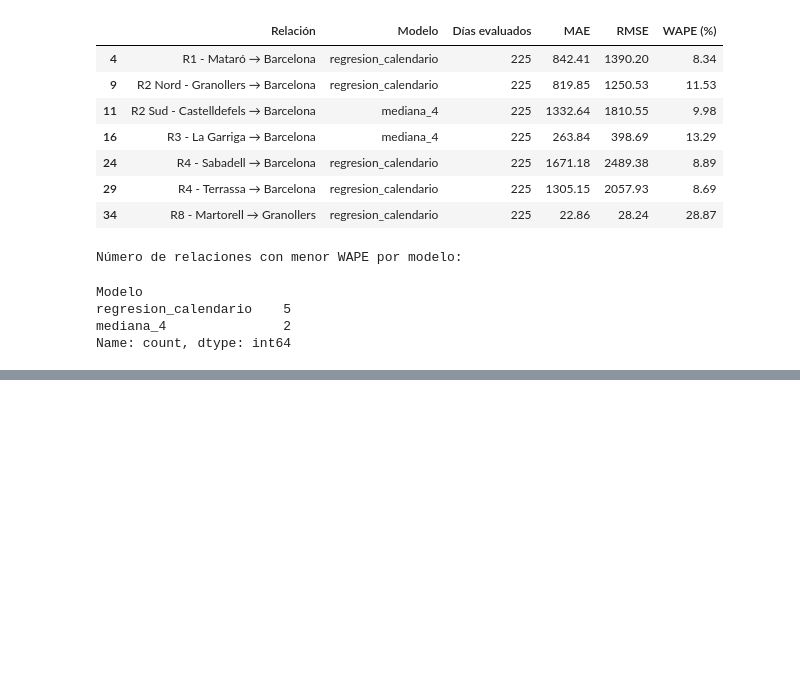
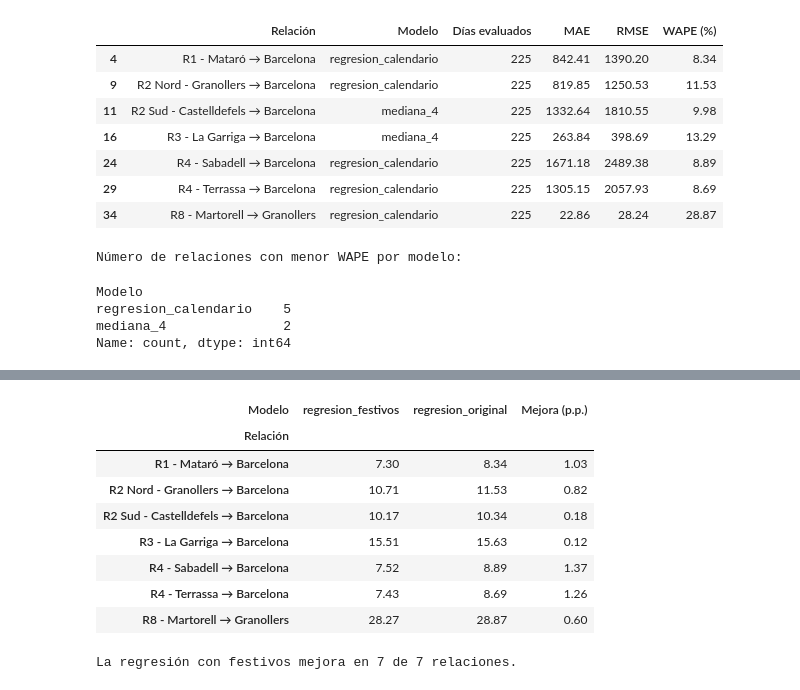
Before and after one commit to martinafrisach/R-MOVE, a Jupyter notebook: notebooks/02_movilidad_telefonica_analisi_estadistico.ipynb, the cells around one changed output, grey strips where cells are left out. Drawn from its saved outputs; the diff is of its cells as text; code cells hidden in the pictures; blank space fills up the shorter version.

```diff
--- a/notebooks/02_movilidad_telefonica_analisi_estadistico.ipynb
+++ b/notebooks/02_movilidad_telefonica_analisi_estadistico.ipynb
@@ -1766,0 +2208,35 @@ Resultados guardados correctamente.
+# %%
+
+resumen_festivos = tabla_festivos_corredores.pivot(
+    index="Relación",
+    columns="Modelo",
+    values="WAPE (%)"
+).copy()
+
+# Diferencia entre ambos modelos
+resumen_festivos["Mejora (p.p.)"] = (
+    resumen_festivos["regresion_original"]
+    - resumen_festivos["regresion_festivos"]
+)
+
+# Mostrar tabla
+display(resumen_festivos.round(2))
+
+# Número de relaciones donde mejora
+n_mejoras = (resumen_festivos["Mejora (p.p.)"] > 0).sum()
+
+print(
+    f"La regresión con festivos mejora en "
+    f"{n_mejoras} de {len(resumen_festivos)} relaciones."
+)
+# %% [output]
+| Modelo | regresion_festivos | regresion_original | Mejora (p.p.) |
+| Relación |  |  |  |
+| R1 - Mataró → Barcelona | 7.30 | 8.34 | 1.03 |
+| R2 Nord - Granollers → Barcelona | 10.71 | 11.53 | 0.82 |
+| R2 Sud - Castelldefels → Barcelona | 10.17 | 10.34 | 0.18 |
+| R3 - La Garriga → Barcelona | 15.51 | 15.63 | 0.12 |
+| R4 - Sabadell → Barcelona | 7.52 | 8.89 | 1.37 |
+| R4 - Terrassa → Barcelona | 7.43 | 8.69 | 1.26 |
+| R8 - Martorell → Granollers | 28.27 | 28.87 | 0.60 |
+La regresión con festivos mejora en 7 de 7 relaciones.
```
Also changed, not shown: parts of 49 cells of this notebook, 1 other file.
